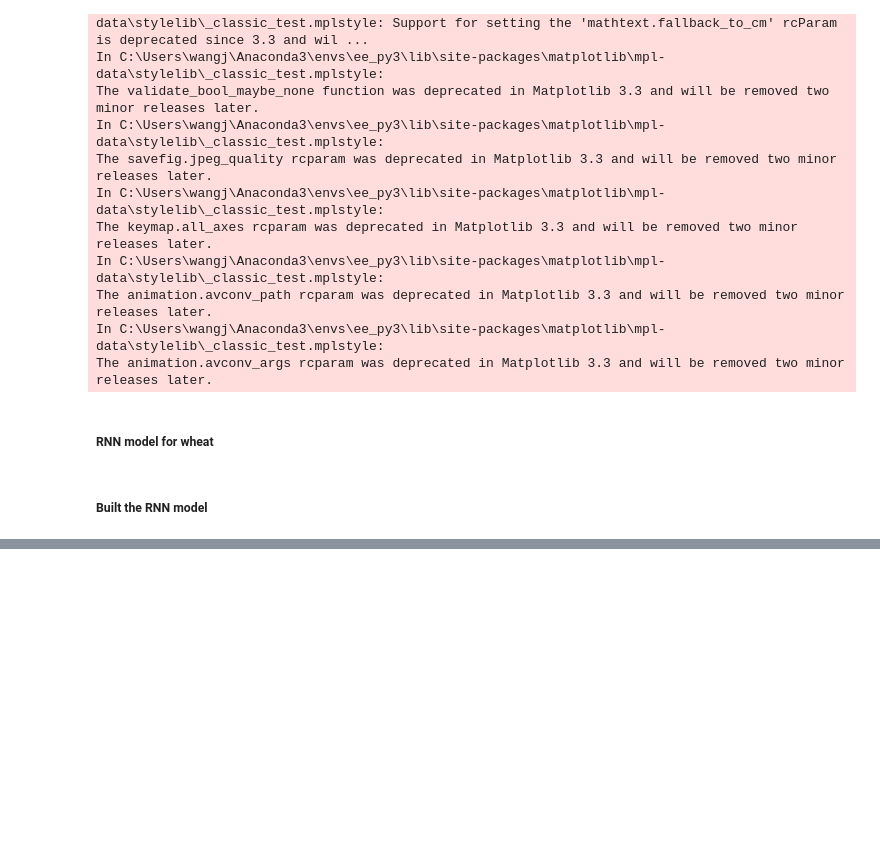
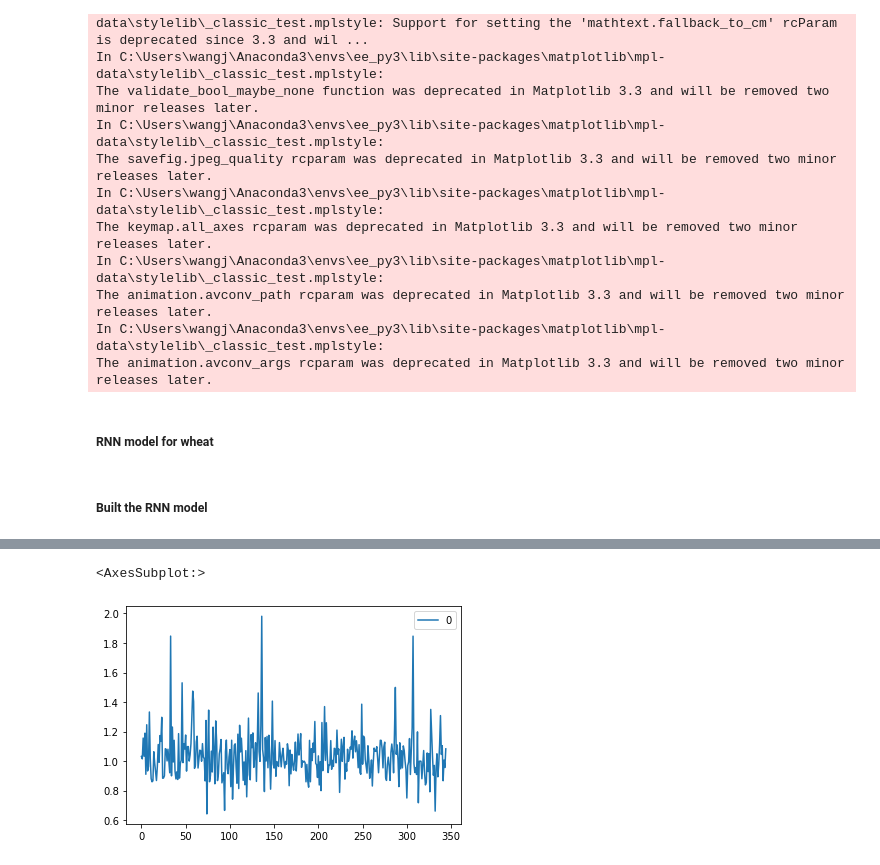
Before and after one commit to wangjinzhulala/Agricultural_production, a Jupyter notebook: Step_3_RNN_to_predict/02_RNN_to_Model_yield_with_remote_data.ipynb, the cells around one changed output, grey strips where cells are left out. Drawn from its saved outputs; the diff is of its cells as text; code cells hidden in the pictures; blank space fills up the shorter version.

```diff
--- a/Step_3_RNN_to_predict/02_RNN_to_Model_yield_with_remote_data.ipynb
+++ b/Step_3_RNN_to_predict/02_RNN_to_Model_yield_with_remote_data.ipynb
@@ -113,0 +121,5 @@ pd.DataFrame(regressior.history.history).plot()
+# %%
+pd.DataFrame(regressior.predict(X_test_standard)/y_test).plot()
+# %% [output]
+<AxesSubplot:>
+[figure, added]
```
Also changed, not shown: parts of 12 cells of this notebook, 3 other files.
